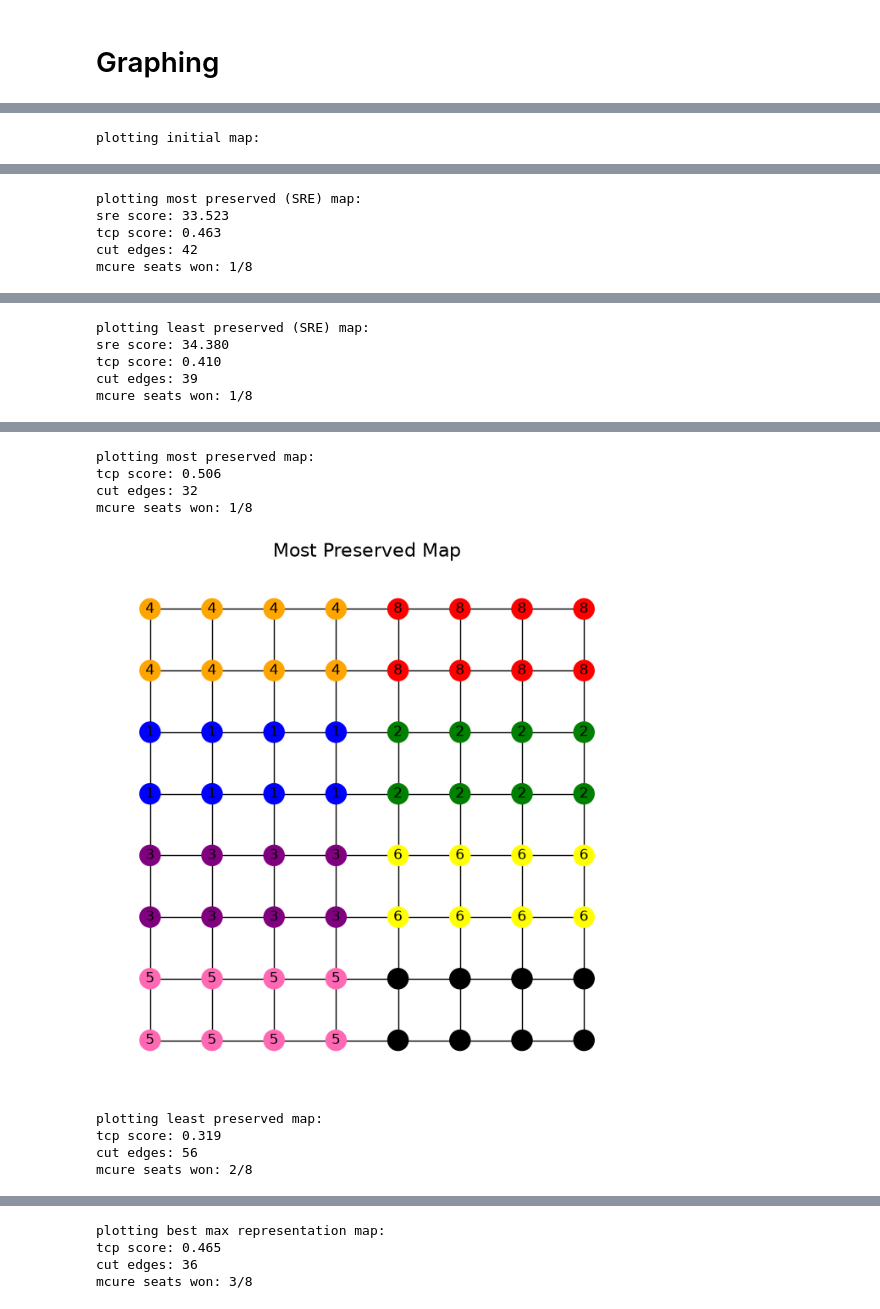
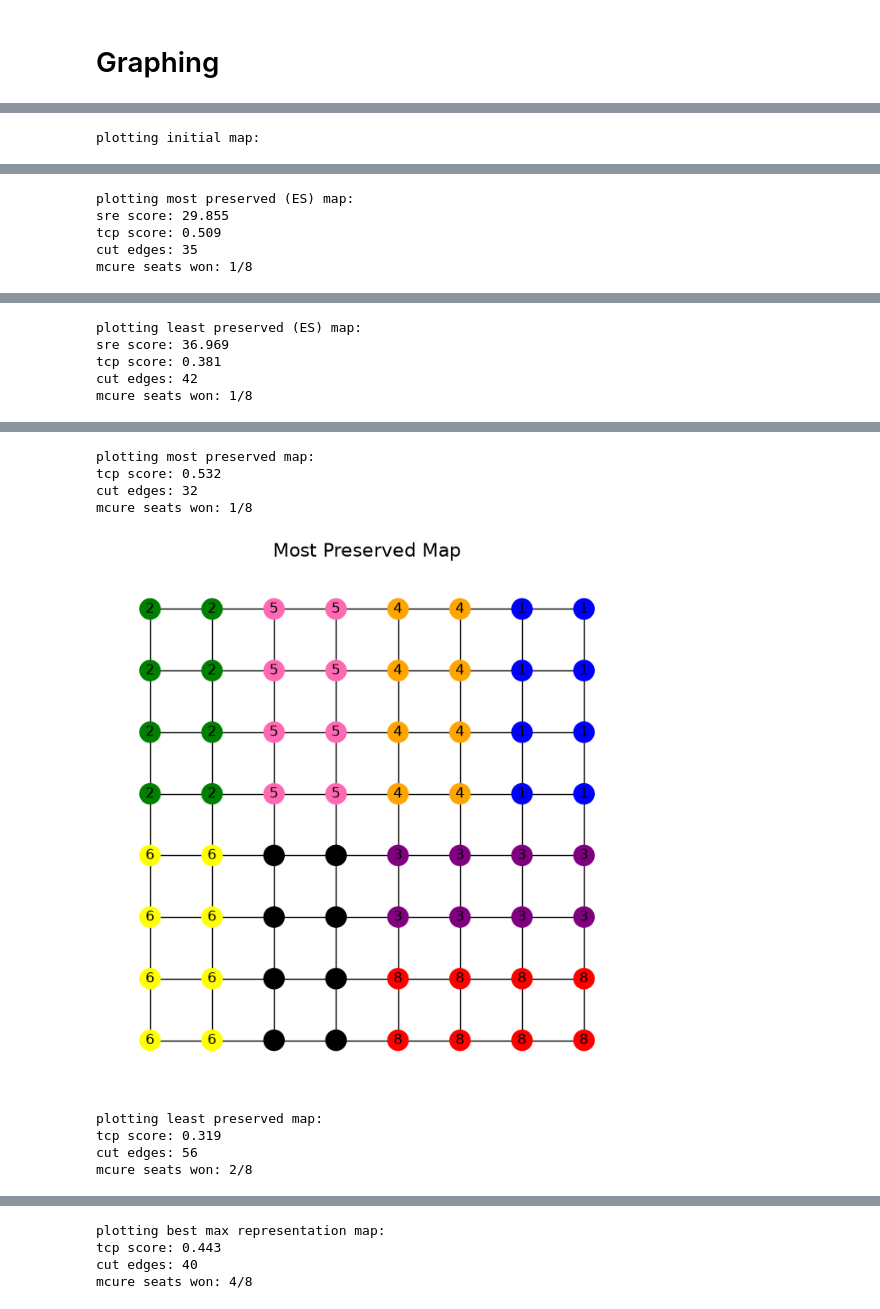
Before and after one commit to jevonlipsey/coi-preservation-project, a Jupyter notebook: toy/tcp.ipynb, the cells around one changed output, grey strips where cells are left out. Cells and saved outputs as stored; diff of their text form; code cells hidden in the pictures.

Commit message:
- added even splits

```diff
--- a/toy/tcp.ipynb
+++ b/toy/tcp.ipynb
@@ -11,7 +11,7 @@ import networkx as nx
 import matplotlib.pyplot as plt
 import numpy as np
 
-MARKOV_STEPS = 500
+MARKOV_STEPS = 1000
 # %% [markdown]
 # 2: Functions
 # %%
@@ -258,7 +258,8 @@ initial_partition = Partition(
         'cut_edges': cut_edges,
         'mcure_wins': count_mcure_wins,
         'sre': square_root_entropy,
-        'se': shannon_entropy
+        'se': shannon_entropy,
+        'es': even_splits
     }
 )
 
@@ -318,10 +303,15 @@ cut_edges_count = []
 mcure_wins_count = []
 sre_scores = []
 se_scores = []
+es_scores = []
+best_es = 99999
+worst_es = 0
 best_se = 99999
 worst_se = 0
 best_sre = 99999
 worst_sre = 0
+best_es_map = None
+worst_es_map = None
 best_se_map = None
 worst_se_map = None
 best_sre_map = None
@@ -340,14 +330,24 @@ for partition in chain:
     seats = partition['mcure_wins']
     sre = partition['sre']
     se = partition['se']
+    es = partition['es']
 
     tcp_scores.append(score)
     cut_edges_count.append(cuts)
     mcure_wins_count.append(seats)
     sre_scores.append(sre)
     se_scores.append(se)
+    es_scores.append(es)
 
     # track most preserved
+    if es  < best_es:
+        best_es = es
+        best_es_map = partition
+
+    if es  > worst_es:
+        worst_es = es
+        worst_es_map = partition
+
     if sre  < best_sre:
         best_sre = sre
         best_sre_map = partition
@@ -628,19 +526,19 @@ plt.show()
 print("plotting initial map:")
 plot_partition(initial_partition, g, 'Most Initial Map')
 
-print("plotting most preserved (SRE) map:")
-print(f"sre score: {best_se_map['sre']:.3f}")
-print(f"tcp score: {best_se_map['tcp_score']:.3f}")
-print(f"cut edges: {len(best_se_map['cut_edges'])}")
-print(f"mcure seats won: {best_se_map['mcure_wins']}/8")
-plot_partition(best_se_map, g, 'Most Preserved Map')
+print("plotting most preserved (ES) map:")
+print(f"sre score: {best_es_map['sre']:.3f}")
+print(f"tcp score: {best_es_map['tcp_score']:.3f}")
+print(f"cut edges: {len(best_es_map['cut_edges'])}")
+print(f"mcure seats won: {best_es_map['mcure_wins']}/8")
+plot_partition(best_es_map, g, 'Most Preserved Map')
 
-print("plotting least preserved (SRE) map:")
-print(f"sre score: {worst_se_map['sre']:.3f}")
-print(f"tcp score: {worst_se_map['tcp_score']:.3f}")
-print(f"cut edges: {len(worst_se_map['cut_edges'])}")
-print(f"mcure seats won: {worst_se_map['mcure_wins']}/8")
-plot_partition(worst_se_map, g, 'Most Preserved Map')
+print("plotting least preserved (ES) map:")
+print(f"sre score: {worst_es_map['sre']:.3f}")
+print(f"tcp score: {worst_es_map['tcp_score']:.3f}")
+print(f"cut edges: {len(worst_es_map['cut_edges'])}")
+print(f"mcure seats won: {worst_es_map['mcure_wins']}/8")
+plot_partition(worst_es_map, g, 'Most Preserved Map')
 
 print("plotting most preserved map:")
 print(f"tcp score: {best_map['tcp_score']:.3f}")
@@ -662,8 +560,8 @@ plot_partition(overall_best_map, g, 'Most Compact, Most Preserved, Max Represent
 # %% [output]
 plotting initial map:
 [figure]
-plotting most preserved (SRE) map:
-sre score: 33.523
-tcp score: 0.463
-cut edges: 42
+plotting most preserved (ES) map:
+sre score: 29.855
+tcp score: 0.509
+cut edges: 35
 mcure seats won: 1/8
@@ -671,5 +569,5 @@ mcure seats won: 1/8
-plotting least preserved (SRE) map:
-sre score: 34.380
-tcp score: 0.410
-cut edges: 39
+plotting least preserved (ES) map:
+sre score: 36.969
+tcp score: 0.381
+cut edges: 42
 mcure seats won: 1/8
@@ -677,14 +575,14 @@ mcure seats won: 1/8
 plotting most preserved map:
-tcp score: 0.506
+tcp score: 0.532
 cut edges: 32
 mcure seats won: 1/8
-[figure, old version]
+[figure, new version]
 plotting least preserved map:
 tcp score: 0.319
 cut edges: 56
 mcure seats won: 2/8
 [figure]
 plotting best max representation map:
-tcp score: 0.465
-cut edges: 36
-mcure seats won: 3/8
+tcp score: 0.443
+cut edges: 40
+mcure seats won: 4/8
```
Also changed, not shown: parts of 10 cells of this notebook.
